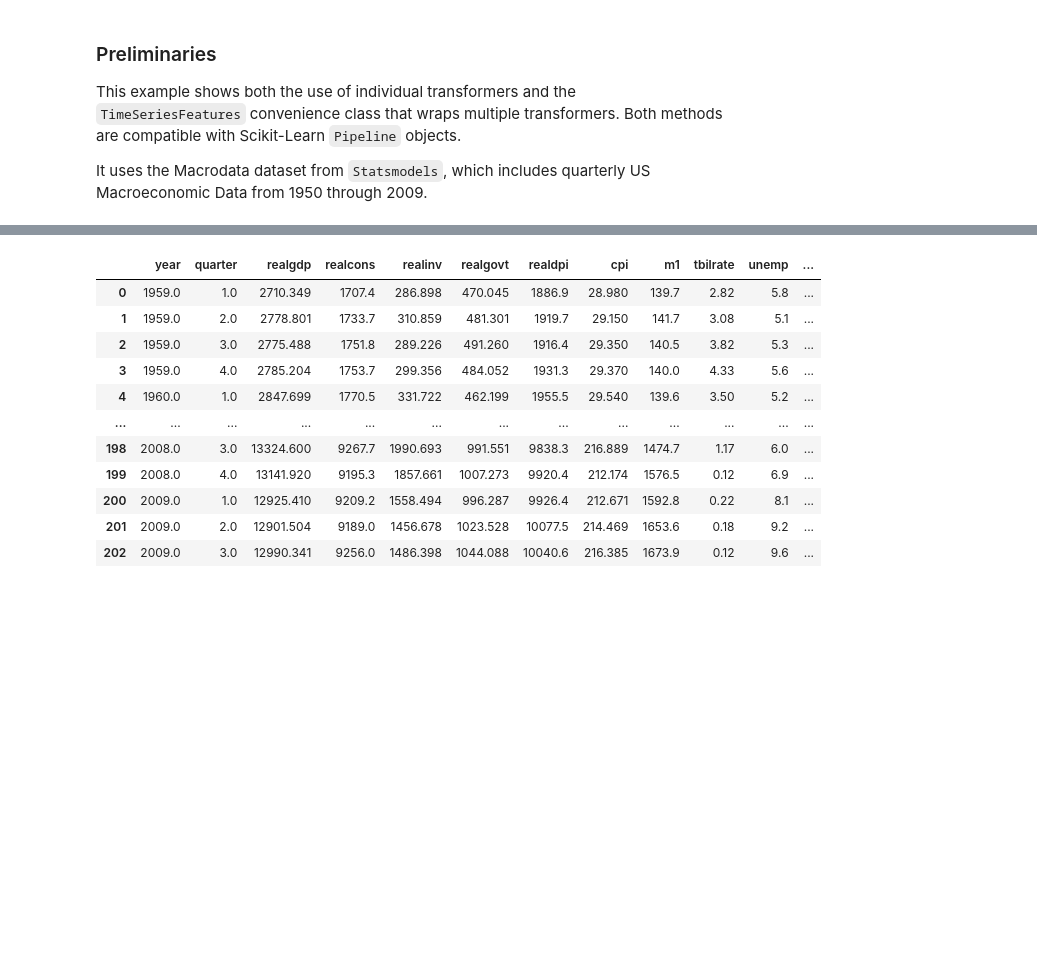
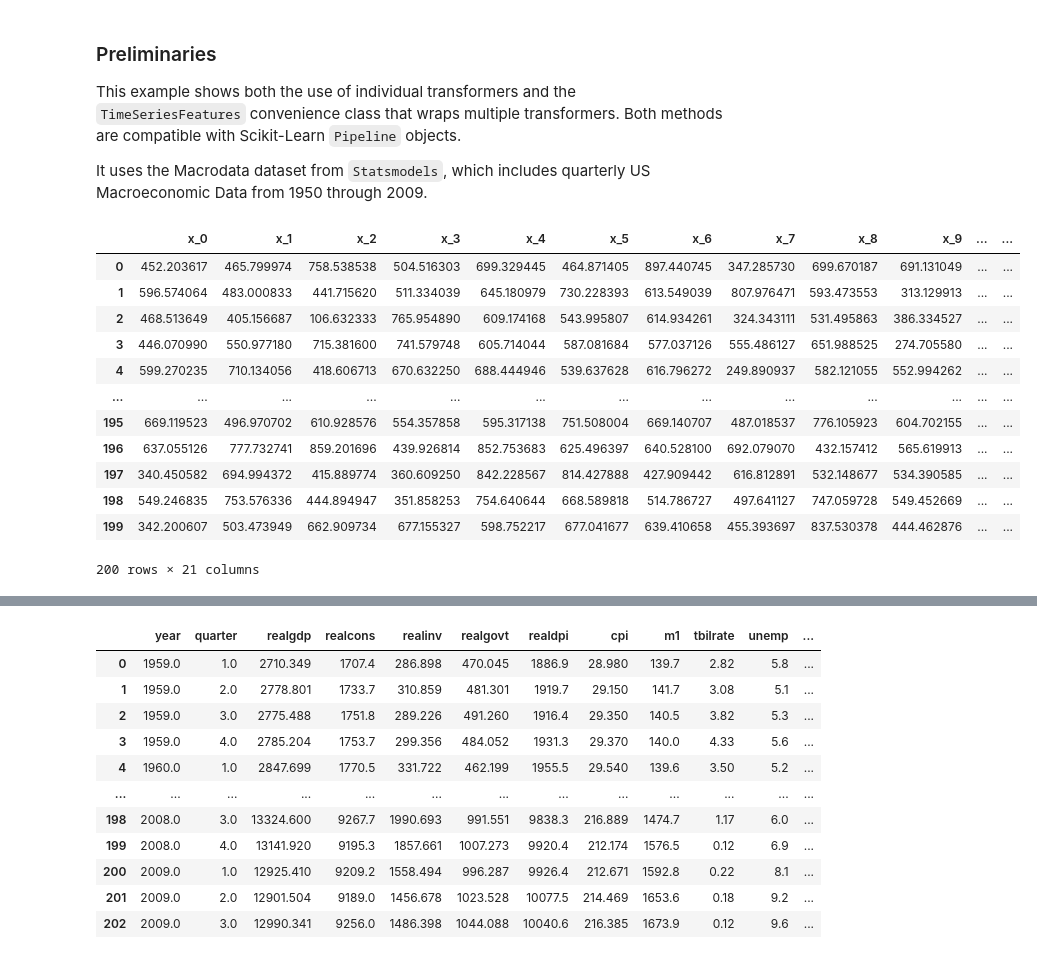
Before and after one commit to chris-santiago/tsfeast, a Jupyter notebook: notebooks/Example.ipynb, the cells around one changed output, grey strips where cells are left out. Saved outputs shown, nothing was run; the diff lists cells and outputs as text; code cells hidden in the pictures; blank space fills up the shorter version.

```diff
--- a/notebooks/Example.ipynb
+++ b/notebooks/Example.ipynb
@@ -15,3 +20,24 @@ from sklearn.metrics import mean_squared_error
 from tsfeast.transformers import DateTimeFeatures, InteractionFeatures
 from tsfeast.tsfeatures import TimeSeriesFeatures
 from tsfeast.utils import plot_diag
+# %%
+X, y, coef = make_regression(n_samples=200, n_features=20, n_informative=7, random_state=42, noise=1.0, coef=True)
+data = pd.DataFrame(X, columns=[f'x_{i}' for i in range(X.shape[1])])
+data['y'] = y
+sc = MinMaxScaler(feature_range=(100, 1000))
+data = pd.DataFrame(sc.fit_transform(data), columns=data.columns)
+data
+# %% [output]
+|  | x_0 | x_1 | x_2 | x_3 | x_4 | x_5 | x_6 | x_7 | x_8 | x_9 | ... | ... |
+| 0 | 452.203617 | 465.799974 | 758.538538 | 504.516303 | 699.329445 | 464.871405 | 897.440745 | 347.285730 | 699.670187 | 691.131049 | ... | ... |
+| 1 | 596.574064 | 483.000833 | 441.715620 | 511.334039 | 645.180979 | 730.228393 | 613.549039 | 807.976471 | 593.473553 | 313.129913 | ... | ... |
+| 2 | 468.513649 | 405.156687 | 106.632333 | 765.954890 | 609.174168 | 543.995807 | 614.934261 | 324.343111 | 531.495863 | 386.334527 | ... | ... |
+| 3 | 446.070990 | 550.977180 | 715.381600 | 741.579748 | 605.714044 | 587.081684 | 577.037126 | 555.486127 | 651.988525 | 274.705580 | ... | ... |
+| 4 | 599.270235 | 710.134056 | 418.606713 | 670.632250 | 688.444946 | 539.637628 | 616.796272 | 249.890937 | 582.121055 | 552.994262 | ... | ... |
+| ... | ... | ... | ... | ... | ... | ... | ... | ... | ... | ... | ... | ... |
+| 195 | 669.119523 | 496.970702 | 610.928576 | 554.357858 | 595.317138 | 751.508004 | 669.140707 | 487.018537 | 776.105923 | 604.702155 | ... | ... |
+| 196 | 637.055126 | 777.732741 | 859.201696 | 439.926814 | 852.753683 | 625.496397 | 640.528100 | 692.079070 | 432.157412 | 565.619913 | ... | ... |
+| 197 | 340.450582 | 694.994372 | 415.889774 | 360.609250 | 842.228567 | 814.427888 | 427.909442 | 616.812891 | 532.148677 | 534.390585 | ... | ... |
+| 198 | 549.246835 | 753.576336 | 444.894947 | 351.858253 | 754.640644 | 668.589818 | 514.786727 | 497.641127 | 747.059728 | 549.452669 | ... | ... |
+| 199 | 342.200607 | 503.473949 | 662.909734 | 677.155327 | 598.752217 | 677.041677 | 639.410658 | 455.393697 | 837.530378 | 444.462876 | ... | ... |
+200 rows × 21 columns
```
Also changed, not shown: parts of 9 cells of this notebook, 2 other files.
